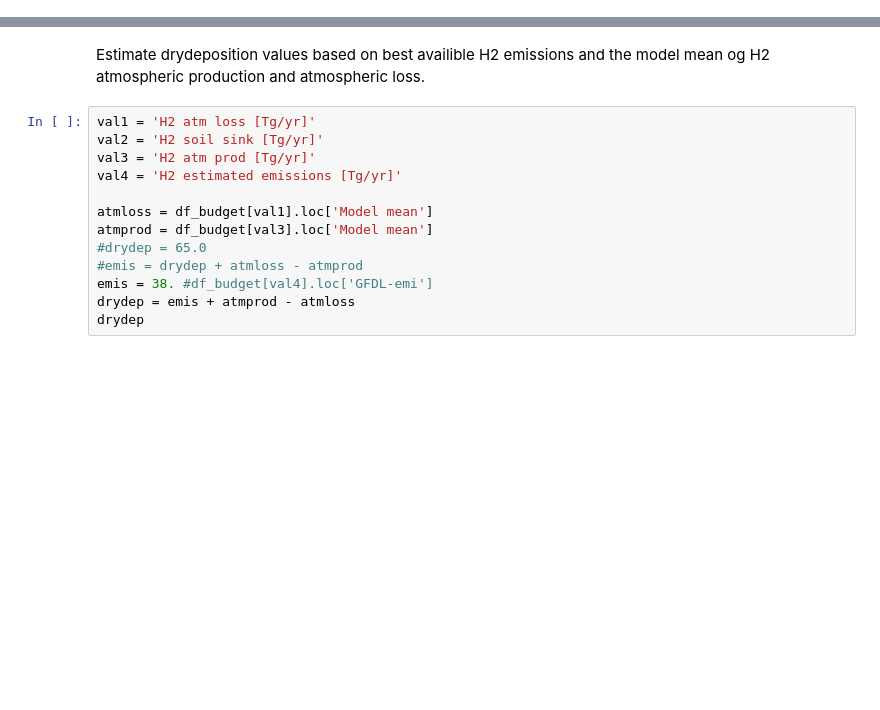
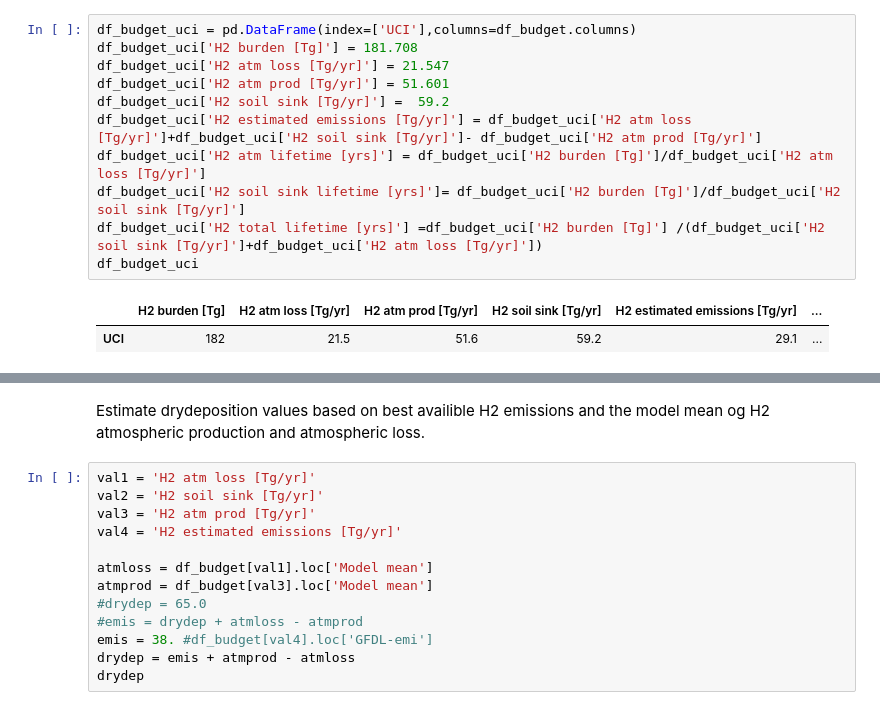
Before and after one commit to ciceroOslo/Hydrogen_GWP, a Jupyter notebook: budget_figure.ipynb, the cells around one changed output, grey strips where cells are left out. Saved outputs shown, nothing was run; the diff lists cells and outputs as text; blank space fills up the shorter version.

```diff
--- a/budget_figure.ipynb
+++ b/budget_figure.ipynb
@@ -59,0 +44,14 @@ df_budget
+# %%
+df_budget_uci = pd.DataFrame(index=['UCI'],columns=df_budget.columns)
+df_budget_uci['H2 burden [Tg]'] = 181.708
+df_budget_uci['H2 atm loss [Tg/yr]'] = 21.547
+df_budget_uci['H2 atm prod [Tg/yr]'] = 51.601
+df_budget_uci['H2 soil sink [Tg/yr]'] =  59.2
+df_budget_uci['H2 estimated emissions [Tg/yr]'] = df_budget_uci['H2 atm loss [Tg/yr]']+df_budget_uci['H2 soil sink [Tg/yr]']- df_budget_uci['H2 atm prod [Tg/yr]']
+df_budget_uci['H2 atm lifetime [yrs]'] = df_budget_uci['H2 burden [Tg]']/df_budget_uci['H2 atm loss [Tg/yr]']
+df_budget_uci['H2 soil sink lifetime [yrs]']= df_budget_uci['H2 burden [Tg]']/df_budget_uci['H2 soil sink [Tg/yr]']
+df_budget_uci['H2 total lifetime [yrs]'] =df_budget_uci['H2 burden [Tg]'] /(df_budget_uci['H2 soil sink [Tg/yr]']+df_budget_uci['H2 atm loss [Tg/yr]'])
+df_budget_uci
+# %% [output]
+|  | H2 burden [Tg] | H2 atm loss [Tg/yr] | H2 atm prod [Tg/yr] | H2 soil sink [Tg/yr] | H2 estimated emissions [Tg/yr] | ... |
+| UCI | 182 | 21.5 | 51.6 | 59.2 | 29.1 | ... |
```
Also changed, not shown: parts of 7 cells of this notebook.
